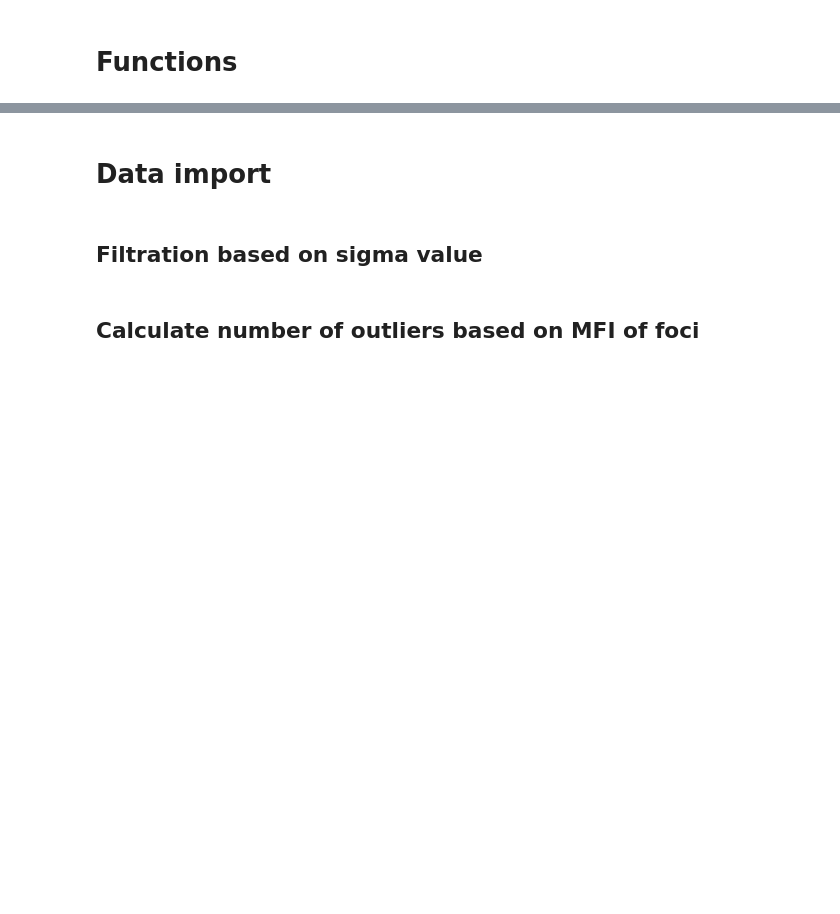
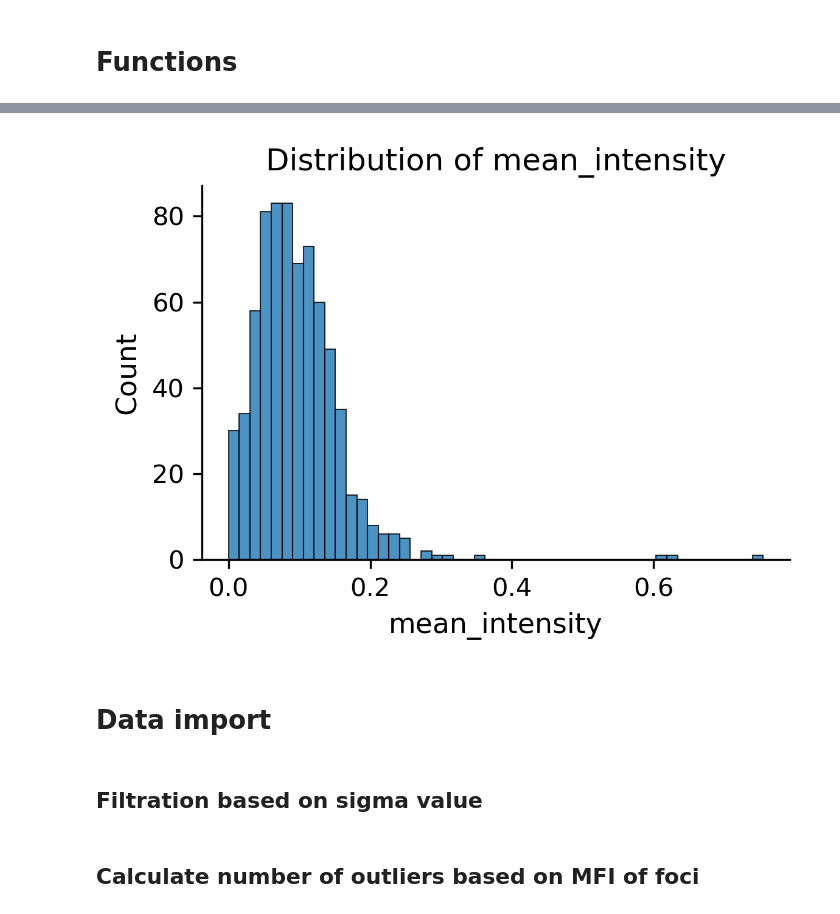
Before and after one commit to Lopatushka/LLPS, a Jupyter notebook: Kmean.ipynb, the cells around one changed output, grey strips where cells are left out. Drawn from its saved outputs; the diff is of its cells as text; code cells hidden in the pictures; blank space fills up the shorter version.

```diff
--- a/Kmean.ipynb
+++ b/Kmean.ipynb
@@ -41,19 +41,7 @@ def scatter_plot(df, x_col, y_col,
 
 
 def plot_histogram(df, column, bins=50, xlabel=None, title=None,
-                   figsize=(4, 3), dpi=200):
-    """
-    Plot histogram for a dataframe column.
-
-    Parameters:
-    df : pandas.DataFrame
-    column : str
-        Column name to plot
-    bins : int
-        Number of bins
-    xlabel : str (optional)
-    title : str (optional)
-    """
+                   figsize=(4, 3), dpi=300):
 
     fig, ax = plt.subplots(figsize=figsize, dpi=dpi)
 
@@ -149,3 +146,7 @@ df
+# %%
+plot_histogram(df, "mean_intensity", bins=50, xlabel=None, title=None, figsize=(4, 3), dpi=300)
+# %% [output]
+[figure, added]
 # %% [markdown]
 # Data import
 # %% [markdown]
```
Also changed, not shown: parts of 1 cell of this notebook.
